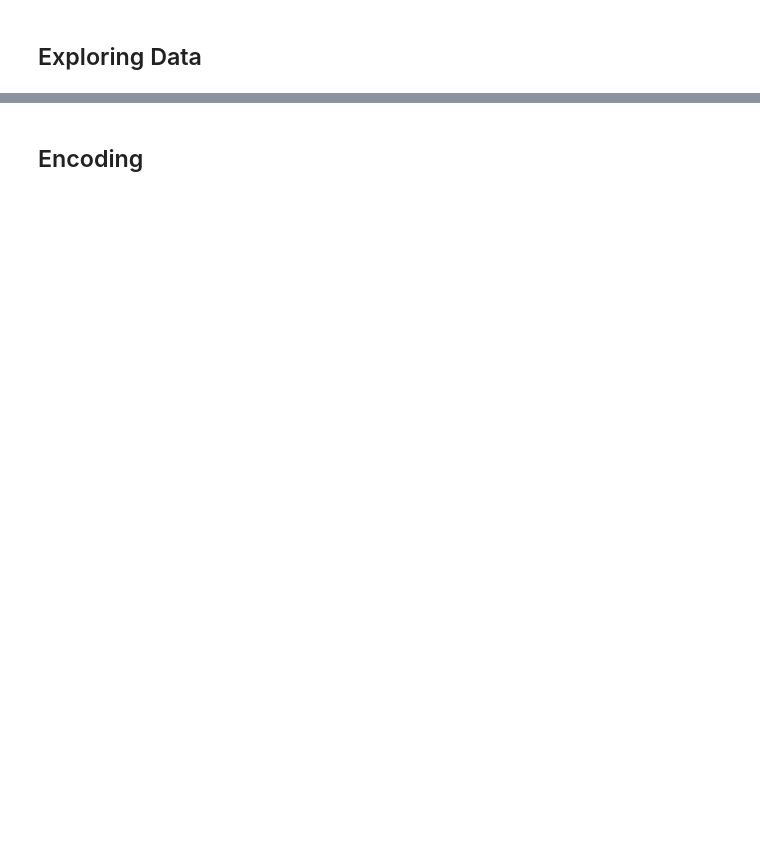
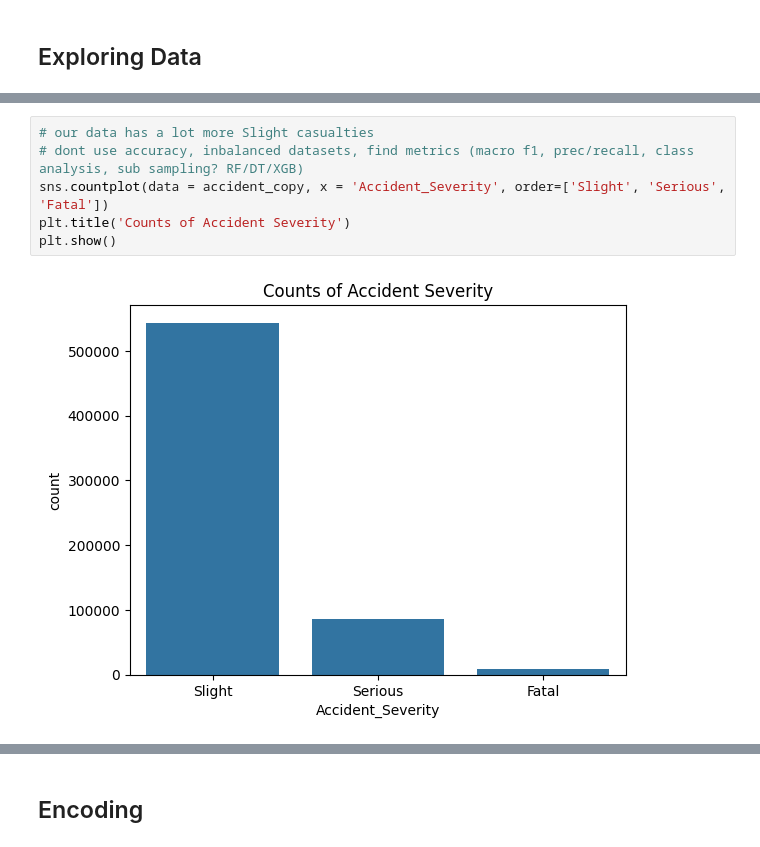
Before and after one commit to lukelin15/DSC148-Proj, a Jupyter notebook: Data_Cleaning_and_EDA.ipynb, the cells around one changed output, grey strips where cells are left out. Cells and saved outputs as stored; diff of their text form; blank space fills up the shorter version.

```diff
--- a/Data_Cleaning_and_EDA.ipynb
+++ b/Data_Cleaning_and_EDA.ipynb
@@ -201,0 +181,8 @@ plt.show()
+# %%
+# our data has a lot more Slight casualties
+# dont use accuracy, inbalanced datasets, find metrics (macro f1, prec/recall, class analysis, sub sampling? RF/DT/XGB)
+sns.countplot(data = accident_copy, x = 'Accident_Severity', order=['Slight', 'Serious', 'Fatal'])
+plt.title('Counts of Accident Severity')
+plt.show()
+# %% [output]
+[figure, added]
```
Also changed, not shown: parts of 31 cells of this notebook.
